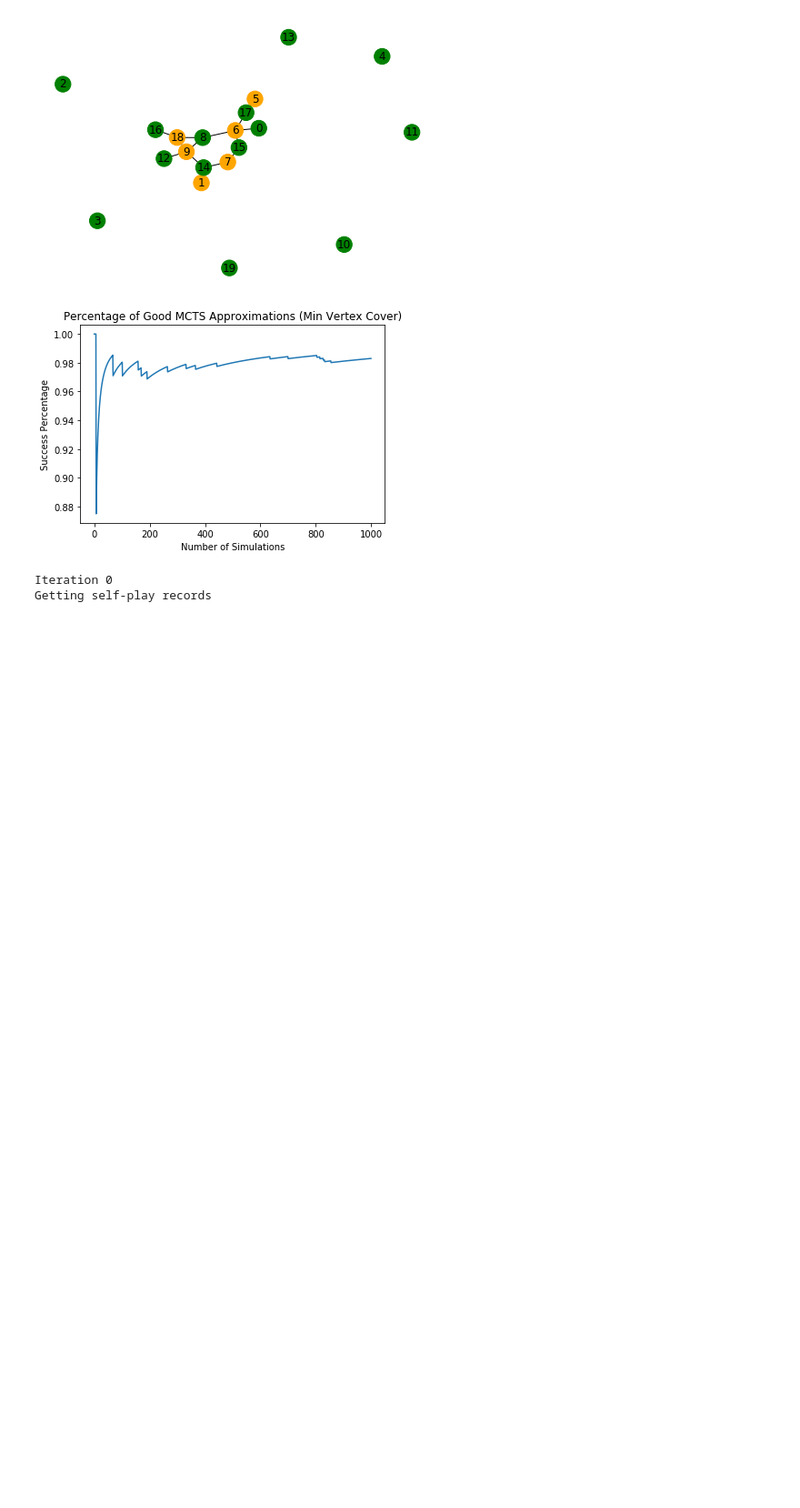
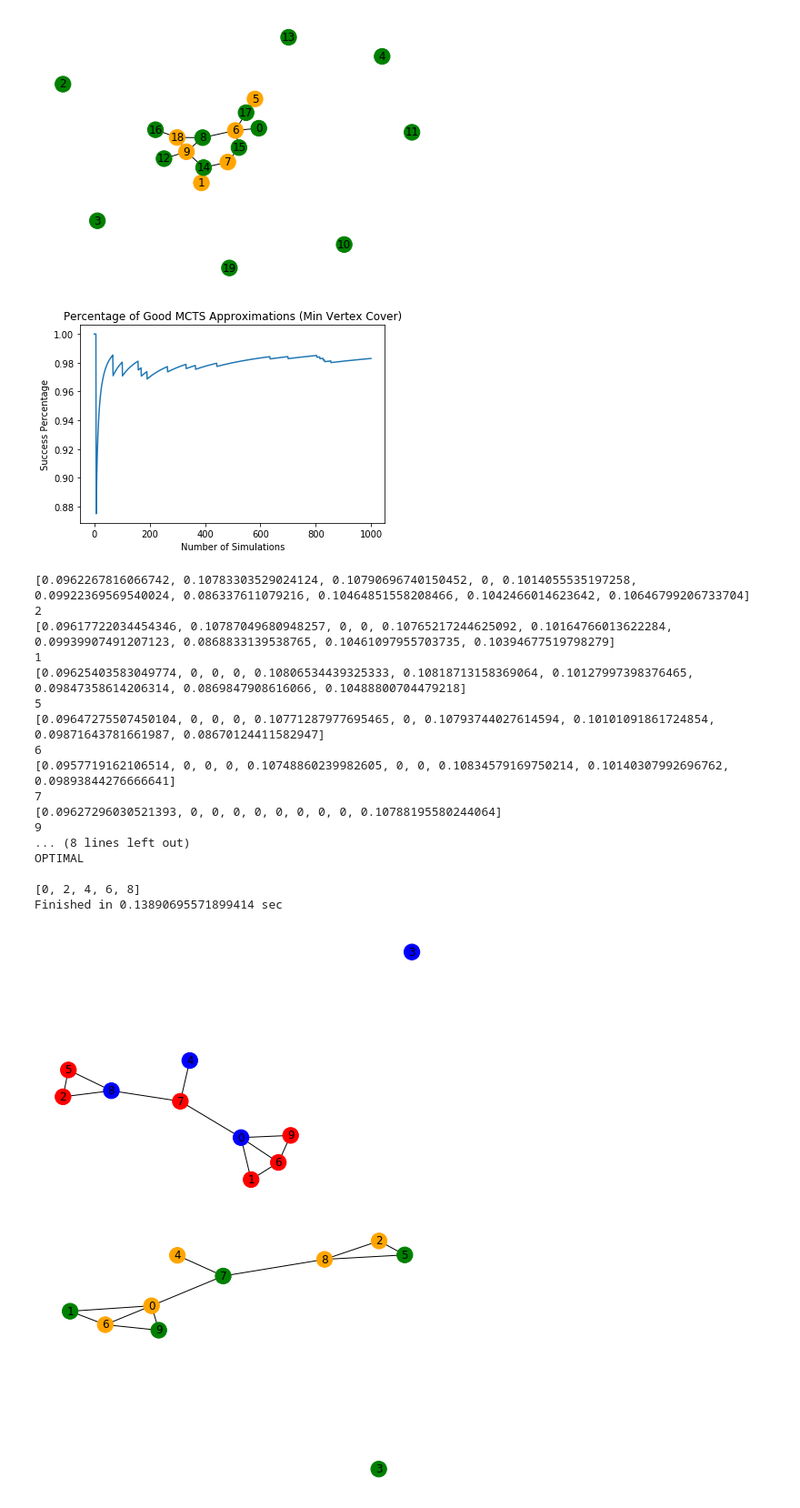
Before and after one commit to colindbrown/columbia-deep-learning-project, a Jupyter notebook: EX1/AlphaMinVertexCover_Submission.ipynb, the cells around one changed output. Shown at 91% size. Saved outputs shown, nothing was run; the diff lists cells and outputs as text; code cells hidden in the pictures; blank space fills up the shorter version.

```diff
--- a/EX1/AlphaMinVertexCover_Submission.ipynb
+++ b/EX1/AlphaMinVertexCover_Submission.ipynb
@@ -434,7 +434,7 @@ def play_game_AZ(G, net,num_rollouts=80, display = True, net_weight = 1):
 
     return vc
 
-def play_game_net(G, net, display=True):
+def play_game_net(G, net, display=True, debug = False):
     board = VertexCoverInstance(G)
     while not board.is_terminal():
         pred_policy = net.predict(board)
@@ -447,11 +447,12 @@ def play_game_net(G, net, display=True):
             else:
                 updated_policy.append(0)
 
-        #print(updated_policy)
         action = updated_policy.index(max(updated_policy))
-        #print(action)
         board = board.take_action(action)
-        #print(board.get_cover())
+        if debug:
+            print(updated_policy)
+            print(action)
+
     vc = board.get_cover()
 
     if display:
@@ -497,7 +498,6 @@ def self_play(G, net, num_rollouts=80, net_weight = 1):
 
     return data
 # %%
-import torch
 import torch.nn.functional as F
 from torch_geometric.nn import GCNConv
 from torch_geometric.utils import from_networkx
@@ -508,8 +508,7 @@ class Net(torch.nn.Module):
         self.conv1 = GCNConv(1, 16)
         self.conv2 = GCNConv(16, 32)
         self.conv_prob = GCNConv(16, 32)
-        self.dense = torch.nn.Linear(320, 10)
-
+        self.dense = torch.nn.Linear(32, 1)
     # expects a torch_geometric Data object
     def forward(self, data):
         num_nodes = data.num_nodes
@@ -524,14 +523,10 @@ class Net(torch.nn.Module):
         #x = self.conv_prob(x, edge_index)
         #x = F.relu(x)
         #x = F.dropout(x, training=self.training)
-
-        x = x.reshape(-1, 320)
         #print(x.shape)
-        probs = self.dense(x).reshape(-1, num_nodes)
-
+        probs = self.dense(x)
         return F.softmax(probs,dim=1)
         #return F.sigmoid(probs)
-
     def predict(self, instance):
         data = from_networkx(instance.graph)
         return self.forward(data).flatten().tolist()
@@ -541,8 +536,8 @@ from torch_geometric.data import DataLoader
 TRAIN_GRAPH_SIZE = 10
 TEST_GRAPH_SIZE = 10
 
-NUM_ITERS = 10
-NUM_SELF_GAMES = 500
+NUM_ITERS = 1
+NUM_SELF_GAMES = 2000
 NUM_EPOCHS = 50
 NUM_EVAL_SIMS = 200
 
@@ -555,6 +550,7 @@ optimizer = torch.optim.Adam(net.parameters(), lr = 0.005)
 #optimizer = torch.optim.SGD(net.parameters(), lr = 0.001, momentum=0.9, nesterov=True)
 criterion=torch.nn.BCELoss()
 #criterion=torch.nn.CrossEntropyLoss()
+#criterion=torch.nn.MSELoss()
 
 for i in range(NUM_ITERS):
     print('Iteration %d' % (i))
@@ -570,7 +566,7 @@ for i in range(NUM_ITERS):
 
     # training
     print("Training")
-    data_loader = DataLoader(records, batch_size=32, shuffle=True)
+    data_loader = DataLoader(records, batch_size=500, shuffle=True)
     for epoch in range(NUM_EPOCHS):
         total_loss = 0
         num_batches = 0
@@ -609,17 +605,35 @@ for i in range(NUM_ITERS):
 
 
 plt.plot(scores)
+#plt.plot(np.array(counts)/np.array(range(NUM_EVAL_SIMS, NUM_ITERS*(NUM_EVAL_SIMS)+1, NUM_EVAL_SIMS)))
 plt.ylabel('Performance')
 plt.xlabel('Self Play / Training Iterations')
 plt.title('Percentage of Good AlphaMinVertex Approximations during Training')
 plt.show()
-# %% [output]
-Iteration 0
-Getting self-play records
 # %%
 start = time.time()
 G = generate_graph(10)
-vc = play_game_net(G, net)
+vc = play_game_net(G, net, debug = True)
 print()
 opt = show_optimal_vc(G)
 print('Finished in {} sec'.format(time.time()-start))
+# %% [output]
+[0.0962267816066742, 0.10783303529024124, 0.10790696740150452, 0, 0.1014055535197258, 0.09922369569540024, 0.086337611079216, 0.10464851558208466, 0.1042466014623642, 0.10646799206733704]
+2
+[0.09617722034454346, 0.10787049680948257, 0, 0, 0.10765217244625092, 0.10164766013622284, 0.09939907491207123, 0.0868833139538765, 0.10461097955703735, 0.10394677519798279]
+1
+[0.09625403583049774, 0, 0, 0, 0.10806534439325333, 0.10818713158369064, 0.10127997398376465, 0.09847358614206314, 0.0869847908616066, 0.10488800704479218]
+5
+[0.09647275507450104, 0, 0, 0, 0.10771287977695465, 0, 0.10793744027614594, 0.10101091861724854, 0.09871643781661987, 0.08670124411582947]
+6
+[0.0957719162106514, 0, 0, 0, 0.10748860239982605, 0, 0, 0.10834579169750214, 0.10140307992696762, 0.09893844276666641]
+7
+[0.09627296030521393, 0, 0, 0, 0, 0, 0, 0, 0, 0.10788195580244064]
+9
+... (8 lines left out)
+OPTIMAL
+
+[0, 2, 4, 6, 8]
+Finished in 0.13890695571899414 sec
+[figure, added]
+[figure, added]
```
Also changed, not shown: parts of 2 cells of this notebook, 2 other files.
